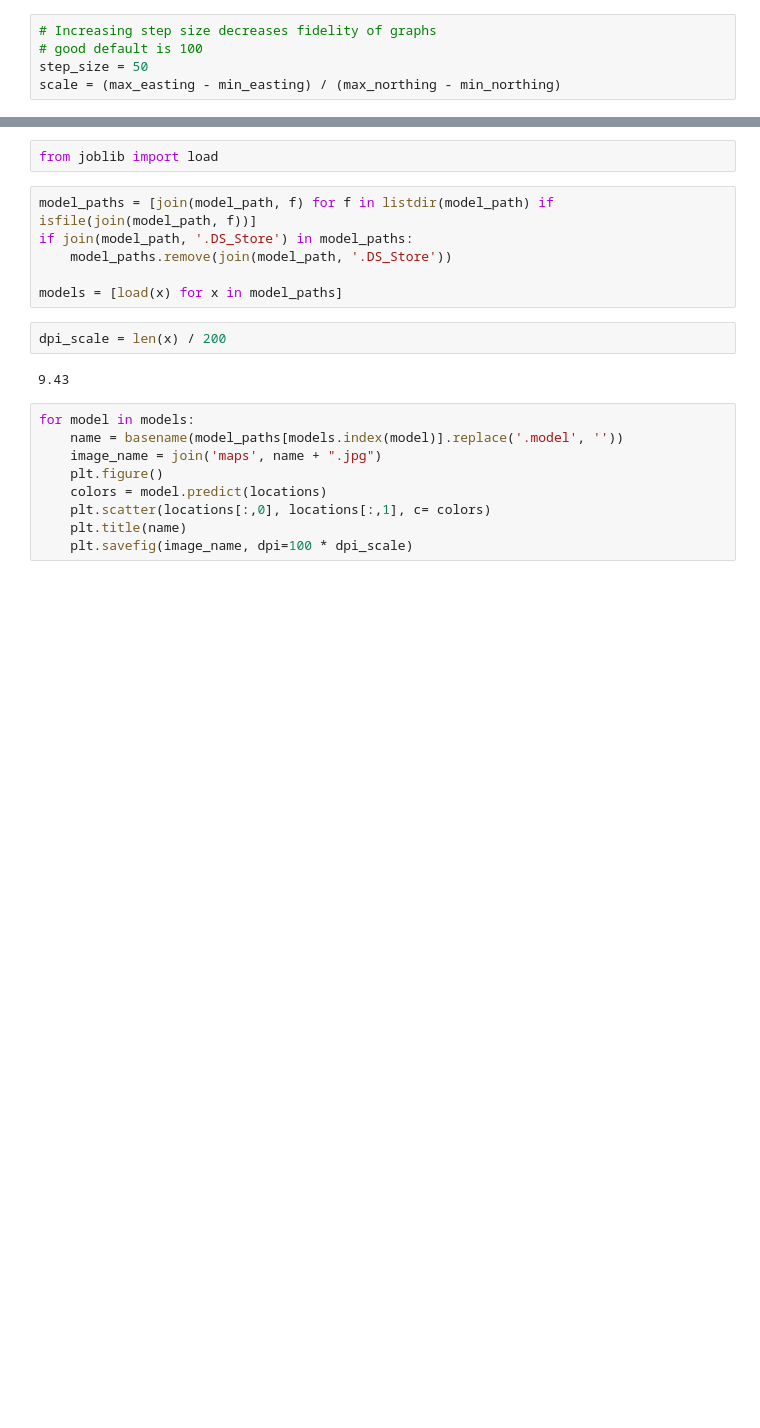
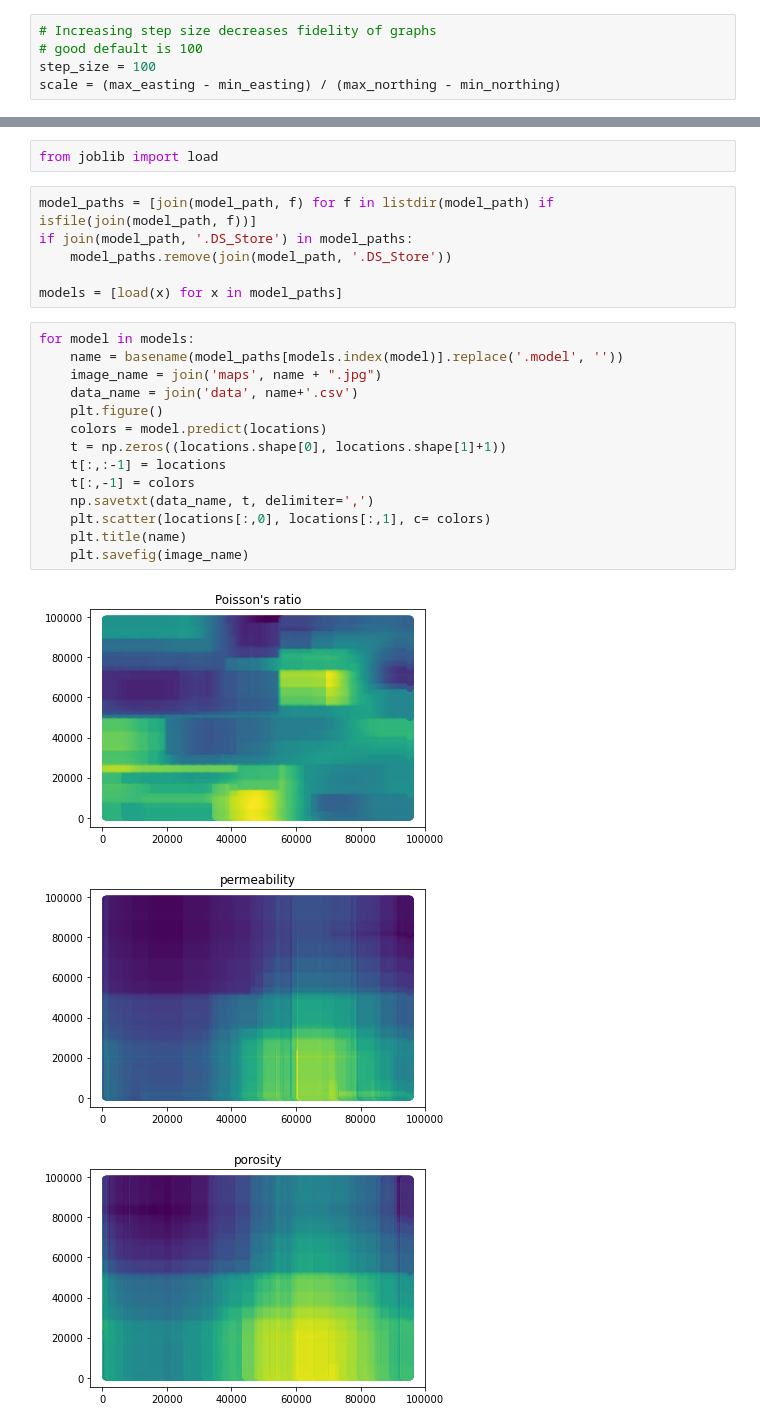
Before and after one commit to swapnil-shaurya/hingle-basin, a Jupyter notebook: mapping/Mapping.ipynb, the cells around one changed output, grey strips where cells are left out. Drawn from its saved outputs; the diff is of its cells as text; blank space fills up the shorter version.

Commit message:
Created data
Updating mapping notebook to create csv files with the data for each feature at each easting and northing.

```diff
--- a/mapping/Mapping.ipynb
+++ b/mapping/Mapping.ipynb
@@ -18,7 +26,7 @@ max_northing = max(data.northing)
 # %%
 # Increasing step size decreases fidelity of graphs
 # good default is 100
-step_size = 50
+step_size = 100
 scale = (max_easting - min_easting) / (max_northing - min_northing)
 # %%
 x = np.arange(start=min_easting, stop=max_easting, step=step_size)
@@ -40,16 +44,21 @@ if join(model_path, '.DS_Store') in model_paths:
     model_paths.remove(join(model_path, '.DS_Store'))
 
 models = [load(x) for x in model_paths]
-# %%
-dpi_scale = len(x) / 200
-# %% [output]
-9.43
 # %%
 for model in models:
     name = basename(model_paths[models.index(model)].replace('.model', ''))
     image_name = join('maps', name + ".jpg")
+    data_name = join('data', name+'.csv')
     plt.figure()
     colors = model.predict(locations)
+    t = np.zeros((locations.shape[0], locations.shape[1]+1))
+    t[:,:-1] = locations
+    t[:,-1] = colors
+    np.savetxt(data_name, t, delimiter=',')
     plt.scatter(locations[:,0], locations[:,1], c= colors)
     plt.title(name)
-    plt.savefig(image_name, dpi=100 * dpi_scale)
+    plt.savefig(image_name)
+# %% [output]
+[figure, added]
+[figure, added]
+[figure, added]
```
Also changed, not shown: parts of 3 cells of this notebook, 7 other files.
